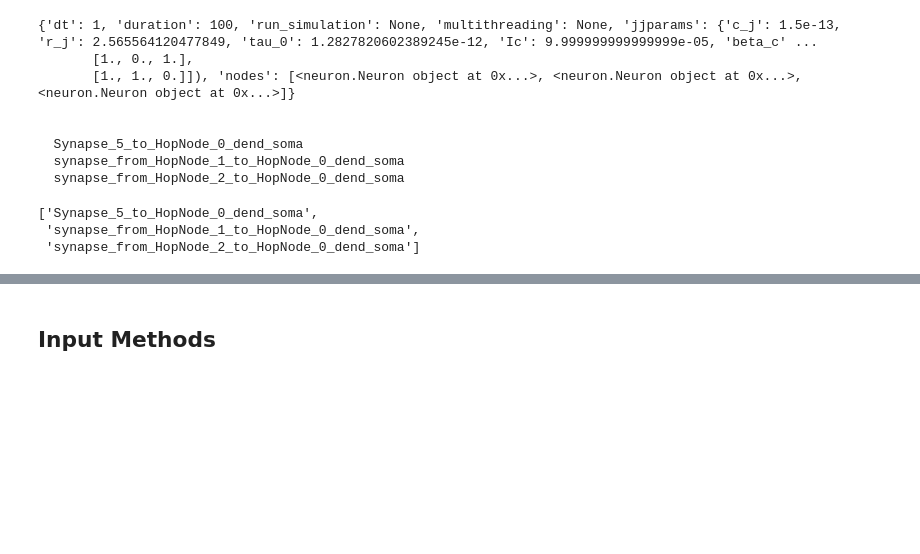
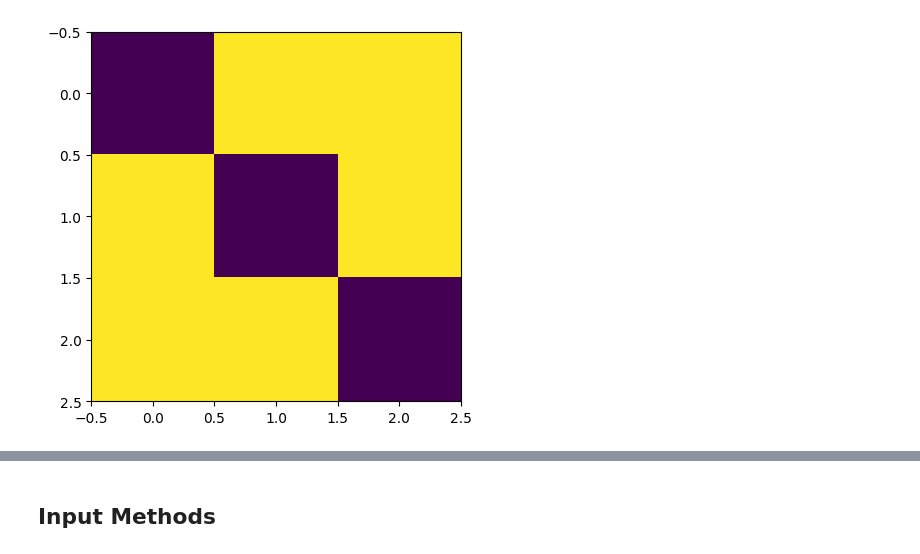
Before and after one commit to ryangitsit/slim_soens, a Jupyter notebook: tutorials/overview.ipynb, the cells around one changed output, grey strips where cells are left out. Drawn from its saved outputs; the diff is of its cells as text; code cells hidden in the pictures; blank space fills up the shorter version.

```diff
--- a/tutorials/overview.ipynb
+++ b/tutorials/overview.ipynb
@@ -82,20 +102,7 @@ sample_neuron.plot_structure()
 # %%
 from network import HopfieldNetwork
 hop = HopfieldNetwork(N=3)
-print(hop.__dict__)
-# plt.imshow(hop.network_adjacency)
-# plt.show()
-# hop.nodes[0].parameter_print()
-print_attrs(hop.nodes[0].synapse_list,['name'])
+plt.imshow(hop.network_adjacency)
+plt.show()
 # %% [output]
-{'dt': 1, 'duration': 100, 'run_simulation': None, 'multithreading': None, 'jjparams': {'c_j': 1.5e-13, 'r_j': 2.565564120477849, 'tau_0': 1.2827820602389245e-12, 'Ic': 9.999999999999999e-05, 'beta_c' ...
-       [1., 0., 1.],
-       [1., 1., 0.]]), 'nodes': [<neuron.Neuron object at 0x...>, <neuron.Neuron object at 0x...>, <neuron.Neuron object at 0x...>]}
-
-
-  Synapse_5_to_HopNode_0_dend_soma
-  synapse_from_HopNode_1_to_HopNode_0_dend_soma
-  synapse_from_HopNode_2_to_HopNode_0_dend_soma
-['Synapse_5_to_HopNode_0_dend_soma',
- 'synapse_from_HopNode_1_to_HopNode_0_dend_soma',
- 'synapse_from_HopNode_2_to_HopNode_0_dend_soma']
+[figure, added]
```
Also changed, not shown: parts of 14 cells of this notebook, 4 other files.
